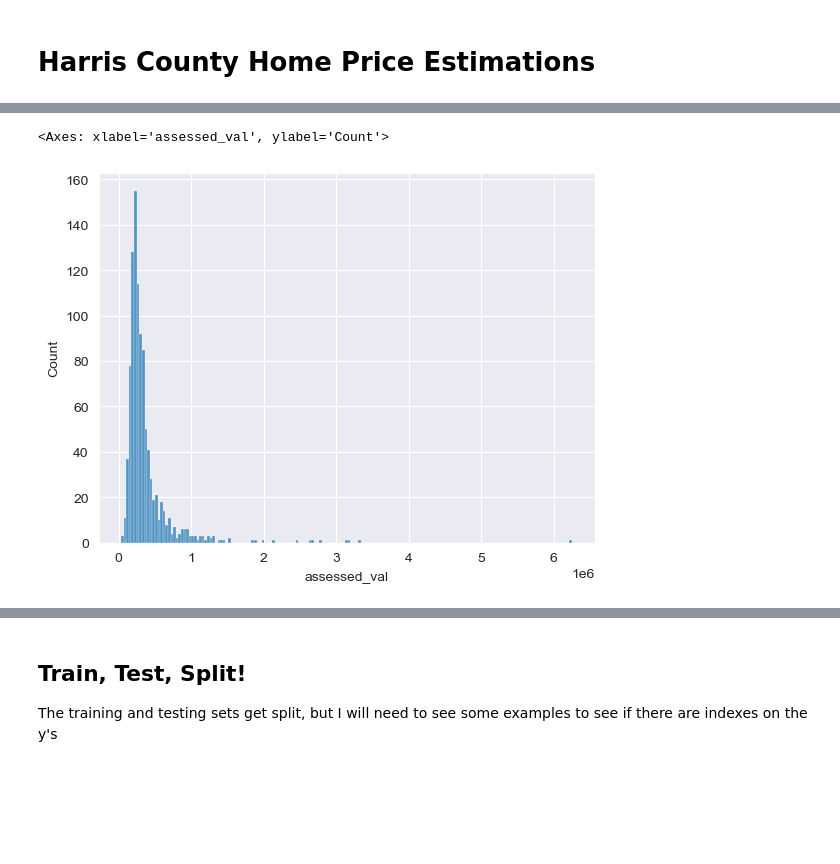
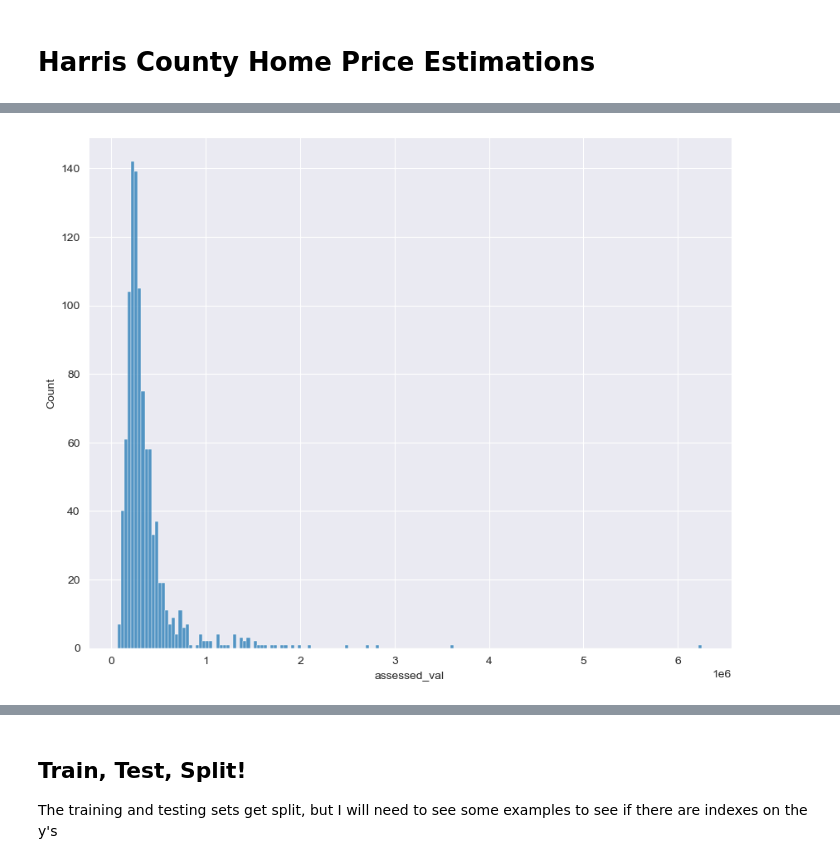
Before and after one commit to PorkChopExpress86/HouseProtestValues, a Jupyter notebook: HouseValues-continuous.ipynb, the cells around one changed output, grey strips where cells are left out. Drawn from its saved outputs; the diff is of its cells as text; code cells hidden in the pictures; blank space fills up the shorter version.

```diff
--- a/HouseValues-continuous.ipynb
+++ b/HouseValues-continuous.ipynb
@@ -13,10 +17,8 @@ from sklearn.model_selection import train_test_split
 # %%
 con = sqlite3.connect('HouseProtestValues.db')
-
 sql_query = '''SELECT  br.acct,
                        br.bld_num,
                        br.date_erected,
-                       br.yr_remodel,
                        br.im_sq_ft,
                        br.gross_ar,
                        br.base_ar,
@@ -32,4 +34,4 @@ sql_query = '''SELECT  br.acct,
             LEFT JOIN real_acct as ra ON br.acct = ra.acct
             WHERE br.impr_tp = 1001 AND br.property_use_cd = 'A1' AND br.date_erected > 10;'''
 
-building_data = pd.read_sql_query(sql_query, con)
+base_df = pd.read_sql_query(sql_query, con)
@@ -50,4 +59,4 @@ fix_pt.fillna(0, inplace=True)
 # %%
-all_df = pd.merge(building_data, fix_pt, on=['acct', 'bld_num'], how='left')
-all_df.dropna(inplace=True)
+data_df = pd.merge(base_df, fix_pt, on=['acct', 'bld_num'], how='left')
+data_df.dropna(inplace=True)
 # %%
@@ -62,7 +86,7 @@ all_df.tail()
 # %%
-sample_df = all_df.sample(n=1000)
+sample_df = data_df.sample(n=1000, random_state=42)
 
-x = sample_df[['date_erected', 'yr_remodel', 'im_sq_ft',
+x = sample_df[['date_erected', 'im_sq_ft',
                'gross_ar', 'base_ar', 'land_ar', 'perimeter', 'size_index',
                'RMB', 'RMF', 'RMH', 'RMT', 'STY']]
 y = sample_df['assessed_val']
@@ -76,8 +100,9 @@ building_data = None
 fix_pt = None
 fixtures = None
 # %%
+plt.figure(figsize=(10, 8))
 sns.histplot(data=sample_df, x="assessed_val")
+plt.show()
 # %% [output]
-<Axes: xlabel='assessed_val', ylabel='Count'>
-[figure, old version]
+[figure, new version]
 # %%
```
Also changed, not shown: parts of 29 cells of this notebook.
